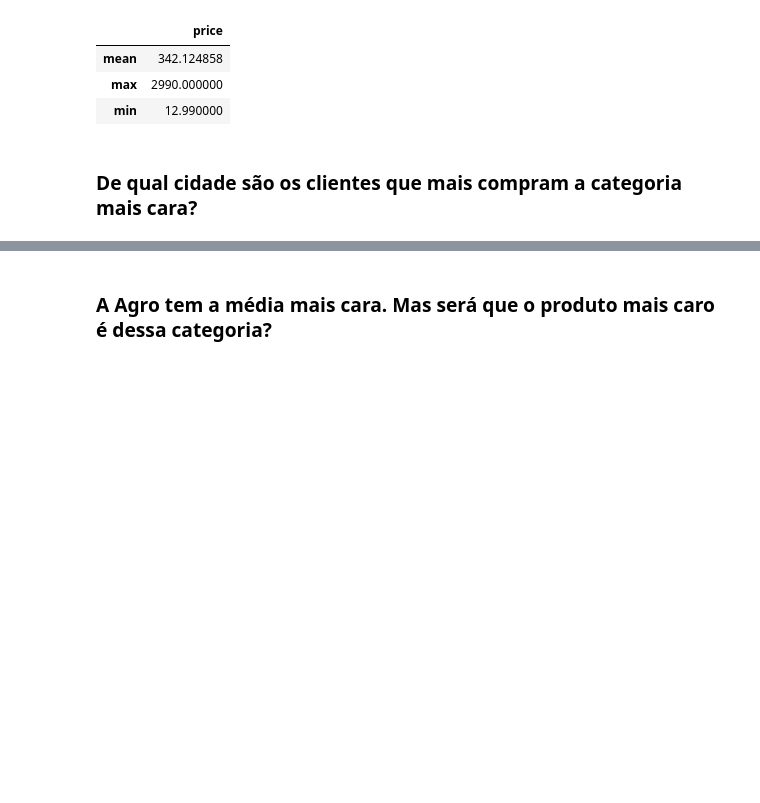
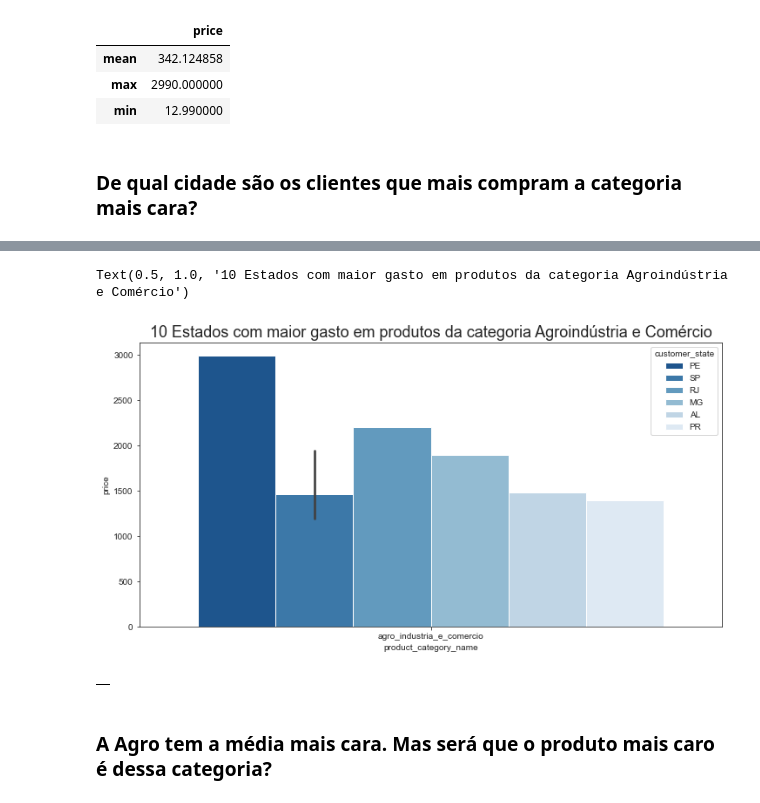
Before and after one commit to Marcus-Bernard0/Data-Science-projects, a Jupyter notebook: 2 - Ecommerce/Projeto.ipynb, the cells around one changed output, grey strips where cells are left out. Drawn from its saved outputs; the diff is of its cells as text; code cells hidden in the pictures; blank space fills up the shorter version.

```diff
--- a/2 - Ecommerce/Projeto.ipynb
+++ b/2 - Ecommerce/Projeto.ipynb
@@ -283,3 +283,8 @@ pd.DataFrame(dfAgro['price'].agg(['mean', 'max', 'min']))
 | min | 12.990000 |
 # %% [markdown]
 ### De qual cidade são os clientes que mais compram a categoria mais cara?
+# %%
+dfCustomersMerge = pd.merge(dfCustomers, dfOrders, how = 'inner', on = 'customer_id')
+dfCustomersMerge = pd.merge(dfCustomersMerge, dfOdersItens, how = 'inner',  on = 'order_id')
+dfCustomersMerge = pd.merge(dfCustomersMerge, dfProducts, how = 'inner', on= 'product_id')
+dfCustomersMerge.head()
@@ -285,0 +299,3 @@ pd.DataFrame(dfAgro['price'].agg(['mean', 'max', 'min']))
+# %%
+dfCustomersMerge2 = dfCustomersMerge[['customer_id', 'customer_city', 'customer_state', 'product_category_name', 'price']]
+dfCustomersMerge2
@@ -285,0 +332,2 @@ pd.DataFrame(dfAgro['price'].agg(['mean', 'max', 'min']))
+# %%
+df2 = dfCustomersMerge2.loc[dfCustomersMerge2.product_category_name == 'agro_industria_e_comercio']
@@ -285,0 +348,8 @@ pd.DataFrame(dfAgro['price'].agg(['mean', 'max', 'min']))
+# %%
+plt.figure(figsize = (12, 6 ))
+ax = sns.barplot(data = df2.sort_values('price', ascending=False).iloc[0:10],
+                x = 'product_category_name', y = 'price', hue = 'customer_state', palette = 'Blues_r')
+ax.set_title("10 Estados com maior gasto em produtos da categoria Agroindústria e Comércio", fontsize = 18)
+# %% [output]
+Text(0.5, 1.0, '10 Estados com maior gasto em produtos da categoria Agroindústria e Comércio')
+[figure, added]
@@ -286,3 +358,7 @@ pd.DataFrame(dfAgro['price'].agg(['mean', 'max', 'min']))
+# %%
+df1
+# %% [output]
+|  |
 # %% [markdown]
 ### A Agro tem a média mais cara. Mas será que o produto mais caro é dessa categoria?
 # %% [markdown]
```
Also changed, not shown: parts of 15 cells of this notebook.
